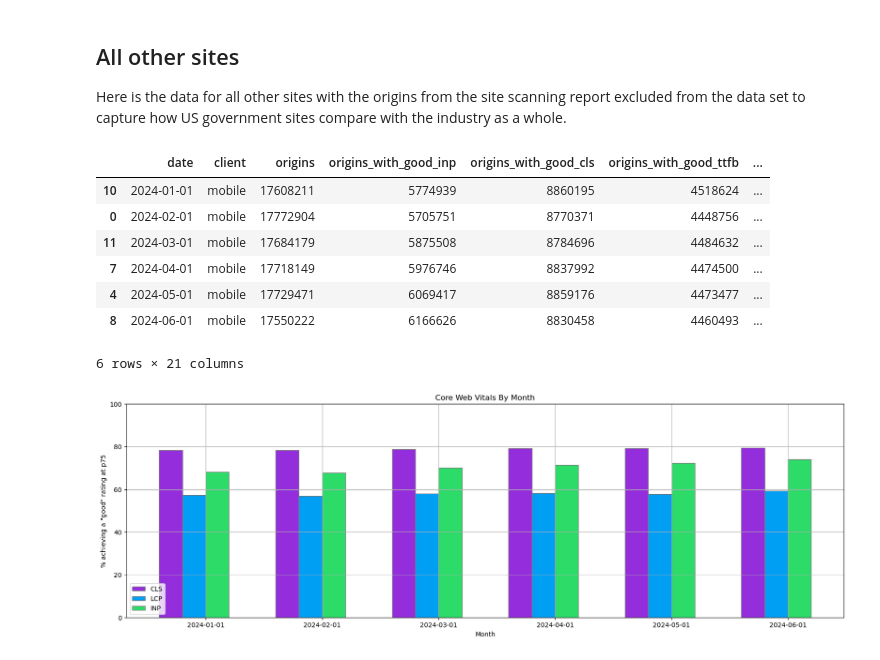
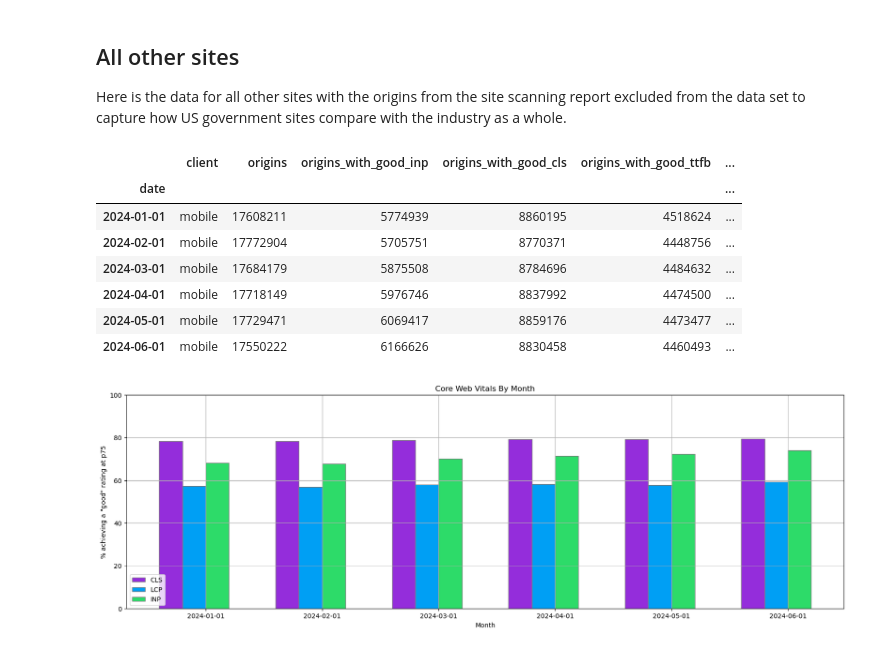
Before and after one commit to GSA-TTS/inclusive-web-performance-cx, a Jupyter notebook: research/government-website-performance.ipynb, the cells around one changed output. Cells and saved outputs as stored; diff of their text form; code cells hidden in the pictures.

```diff
--- a/research/government-website-performance.ipynb
+++ b/research/government-website-performance.ipynb
@@ -51,6 +55,14 @@ def plot_cwv_results(df, percentile):
                ['CLS', 'LCP', 'INP', ], loc='lower left')
     plt.grid()
     plt.show()
+# %%
+def load_results_to_dataframe(file_name):
+    file_path = os.path.join(notebook_dir, file_name)
+    df = pd.read_csv(file_path)
+    df = df[df['client'] == 'mobile'].sort_values(by='date', ascending=True)
+    df.reset_index()
+    df.set_index('date', inplace=True)
+    return df
 # %% [markdown]
 ## US Government Sites
 
@@ -80,21 +88,17 @@ plot_cwv_results(dfInGov, 'p75')
 
 Here is the data for all other sites with the origins from the site scanning report excluded from the data set to capture how US government sites compare with the industry as a whole.
 # %%
-file_name = 'data/cwv-not-in-government-p75.csv'
-file_path = os.path.join(notebook_dir, file_name)
-
-dfNotInGov = pd.read_csv(file_path)
-dfNotInGov = dfNotInGov[dfNotInGov['client'] == 'mobile'].sort_values(by='date', ascending=True)
+dfNotInGov = load_results_to_dataframe('data/cwv-not-in-government-p75.csv')
 dfNotInGov.head(50)
 # %% [output]
-|  | date | client | origins | origins_with_good_inp | origins_with_good_cls | origins_with_good_ttfb | ... |
-| 10 | 2024-01-01 | mobile | 17608211 | 5774939 | 8860195 | 4518624 | ... |
-| 0 | 2024-02-01 | mobile | 17772904 | 5705751 | 8770371 | 4448756 | ... |
-| 11 | 2024-03-01 | mobile | 17684179 | 5875508 | 8784696 | 4484632 | ... |
-| 7 | 2024-04-01 | mobile | 17718149 | 5976746 | 8837992 | 4474500 | ... |
-| 4 | 2024-05-01 | mobile | 17729471 | 6069417 | 8859176 | 4473477 | ... |
-| 8 | 2024-06-01 | mobile | 17550222 | 6166626 | 8830458 | 4460493 | ... |
+|  | client | origins | origins_with_good_inp | origins_with_good_cls | origins_with_good_ttfb | ... |
+| date |  |  |  |  |  | ... |
+| 2024-01-01 | mobile | 17608211 | 5774939 | 8860195 | 4518624 | ... |
+| 2024-02-01 | mobile | 17772904 | 5705751 | 8770371 | 4448756 | ... |
+| 2024-03-01 | mobile | 17684179 | 5875508 | 8784696 | 4484632 | ... |
+| 2024-04-01 | mobile | 17718149 | 5976746 | 8837992 | 4474500 | ... |
+| 2024-05-01 | mobile | 17729471 | 6069417 | 8859176 | 4473477 | ... |
+| 2024-06-01 | mobile | 17550222 | 6166626 | 8830458 | 4460493 | ... |
-6 rows × 21 columns
 # %%
 plot_cwv_results(dfNotInGov, 'p75')
 # %% [output]
```
Also changed, not shown: parts of 10 cells of this notebook.
